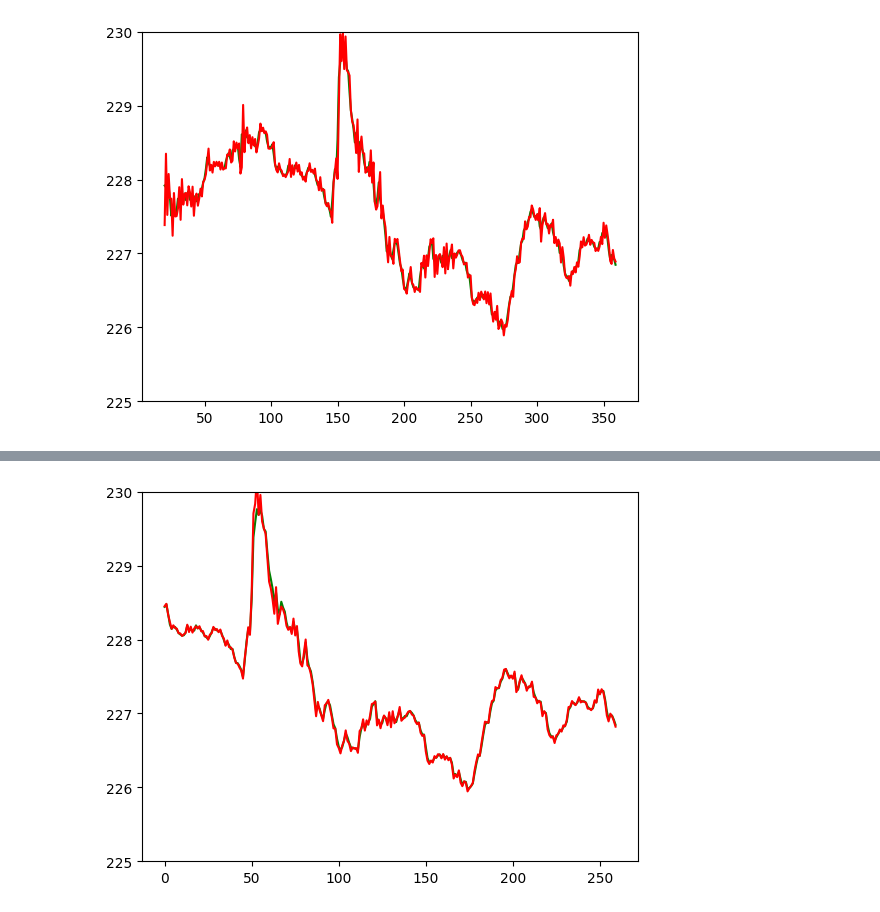
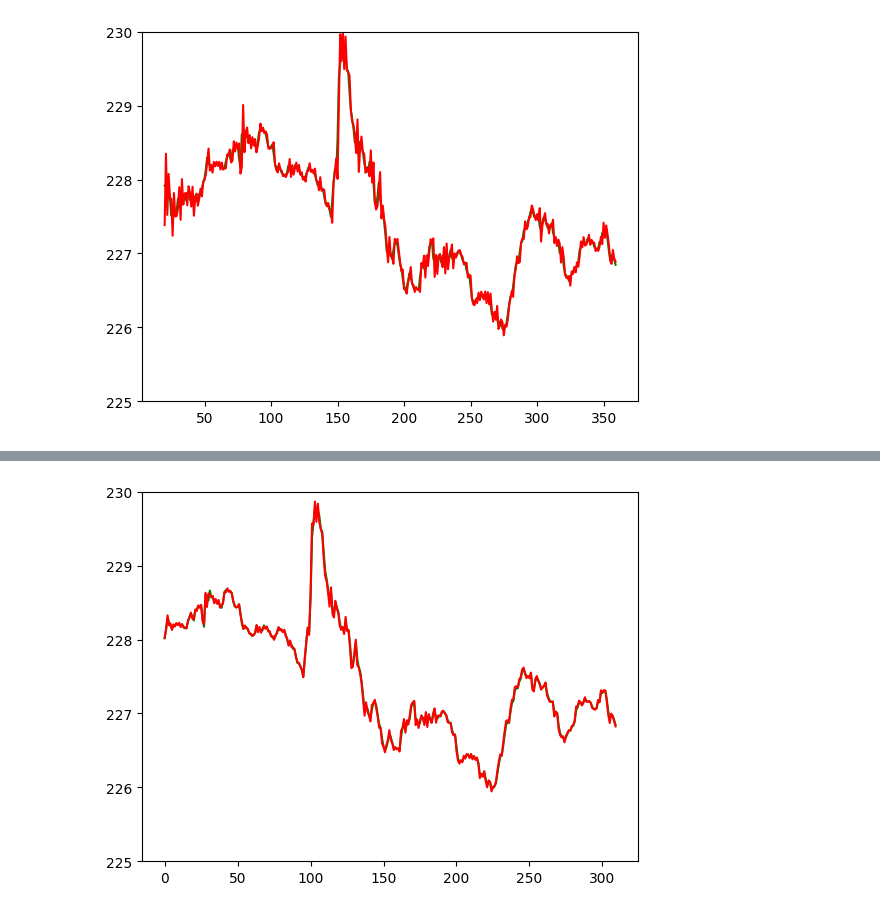
Before and after one commit to serhiimytsyk/CloudComputing, a Jupyter notebook: Untitled.ipynb, the cells around one changed output, grey strips where cells are left out. Drawn from its saved outputs; the diff is of its cells as text; code cells hidden in the pictures.

```diff
--- a/Untitled.ipynb
+++ b/Untitled.ipynb
@@ -892,30 +893,44 @@ plt.show()
 # %%
 import pandas as pd
-p, d, q = 2, 2, 2
+from queue import deque
+import warnings
+warnings.filterwarnings("ignore", message="Non-stationary starting autoregressive parameters")
+warnings.filterwarnings("ignore", message="Non-invertible starting MA parameters")
+warnings.filterwarnings("ignore", message="Maximum Likelihood optimization failed to")
+p, d, q = 2, 1, 1
 
-l = 100
+l = 50
+idx = 0
 
-values = dataset2.tolist()[:l]
+values = deque()
 predictions = []
 
-def predict(next_value):
+def predict(next_value, index):
     values.append(next_value)
+
+    if index < l:
+        return None
+
+    #values.popleft()
     data = pd.Series(values)
     new_model = ARIMA(data, order=(p, d, q))
     model = new_model.fit()
     return model.forecast(steps=1).iloc[0]
 
-for value in dataset2[l:]:
-    prediction = predict(value)
+for value in dataset2:
+    prediction = predict(value, idx)
+    idx += 1
+    if prediction == None:
+        continue
     predictions.append(prediction)
 
 
 x_values = list(range(len(predictions)))
 plt.plot(x_values, dataset2[l:], color='g')
 plt.plot(x_values, predictions, color='r')
 plt.ylim(225, 230)
 plt.show()
 # %% [output]
-[figure, old version]
+[figure, new version]
 # %%
 plt.plot(x_values, dataset2[l:] - predictions, color='y')
```
Also changed, not shown: parts of 2 cells of this notebook, 2 other files.
